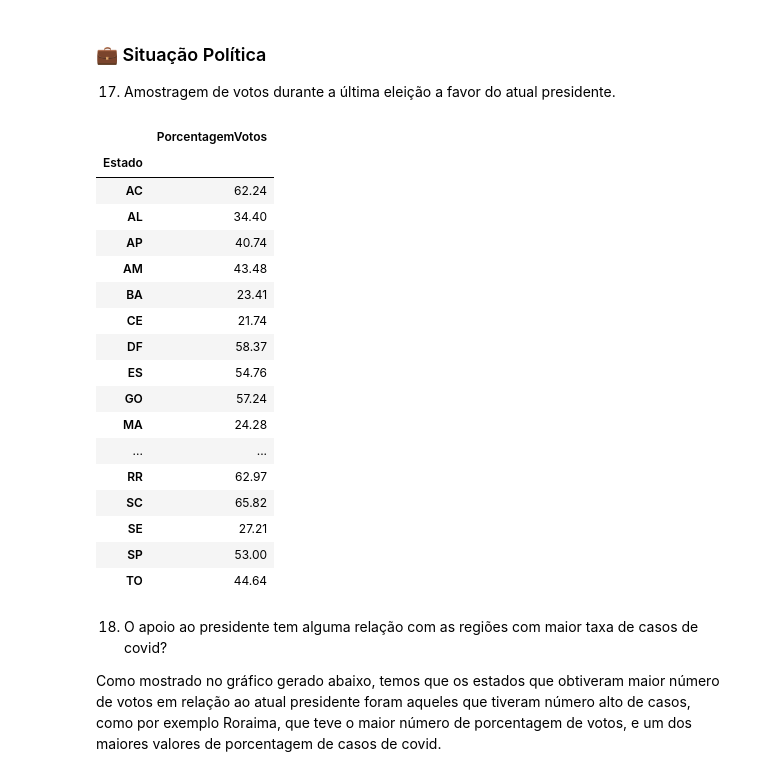
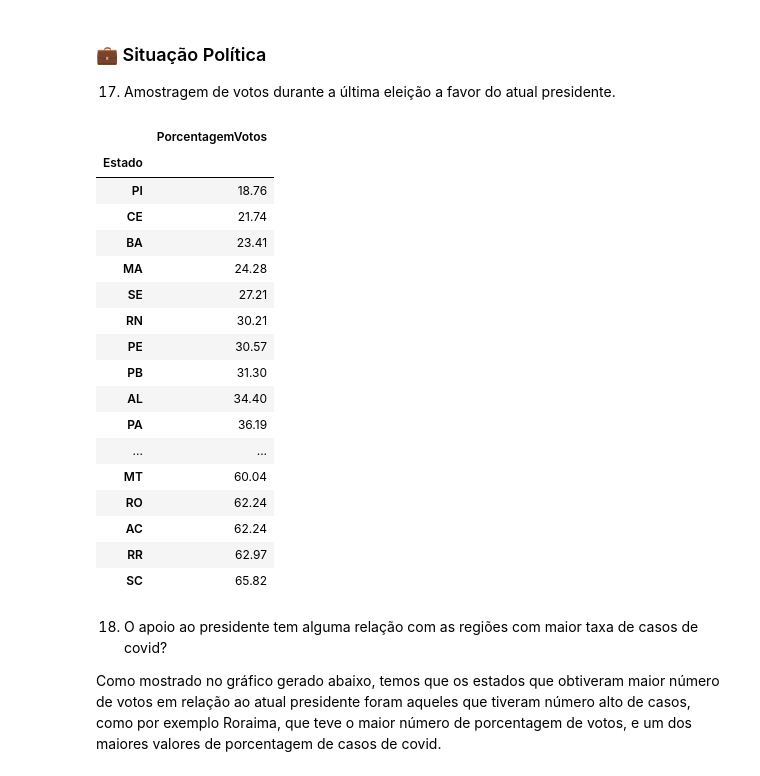
Before and after one commit to stardotwav/BrasilEmDados, a Jupyter notebook: AnaliseExtracaoConhecimento.ipynb, the cells around one changed output. Cells and saved outputs as stored; diff of their text form; code cells hidden in the pictures.

```diff
--- a/AnaliseExtracaoConhecimento.ipynb
+++ b/AnaliseExtracaoConhecimento.ipynb
@@ -303,26 +340,26 @@ sns.relplot(x=toPlot.PIB, y=toPlot.TaxaVacinados, hue=toPlot.index, palette="ice
 17. Amostragem de votos durante a última eleição a favor do atual presidente.
 # %%
 dadosEleicao = dadosEleicaoPIB[['PorcentagemVotos']]
-dadosEleicao
+dadosEleicao.sort_values(by=['PorcentagemVotos'])
 # %% [output]
 |  | PorcentagemVotos |
 | Estado |  |
+| PI | 18.76 |
+| CE | 21.74 |
+| BA | 23.41 |
+| MA | 24.28 |
+| SE | 27.21 |
+| RN | 30.21 |
+| PE | 30.57 |
+| PB | 31.30 |
+| AL | 34.40 |
+| PA | 36.19 |
+| ... | ... |
+| MT | 60.04 |
+| RO | 62.24 |
 | AC | 62.24 |
-| AL | 34.40 |
-| AP | 40.74 |
-| AM | 43.48 |
-| BA | 23.41 |
-| CE | 21.74 |
-| DF | 58.37 |
-| ES | 54.76 |
-| GO | 57.24 |
-| MA | 24.28 |
-| ... | ... |
 | RR | 62.97 |
 | SC | 65.82 |
-| SE | 27.21 |
-| SP | 53.00 |
-| TO | 44.64 |
 # %% [markdown]
 18. O apoio ao presidente tem alguma relação com as regiões com maior taxa de casos de covid?
 
```
Also changed, not shown: parts of 6 cells of this notebook.
